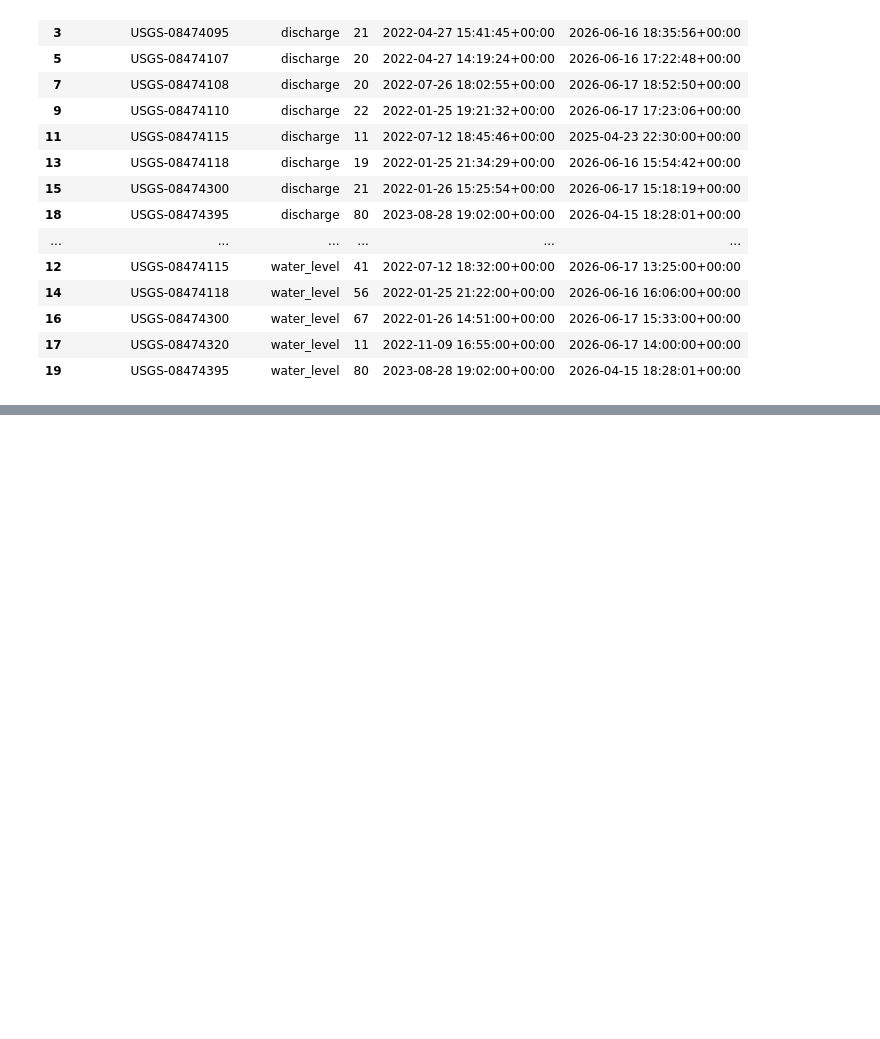
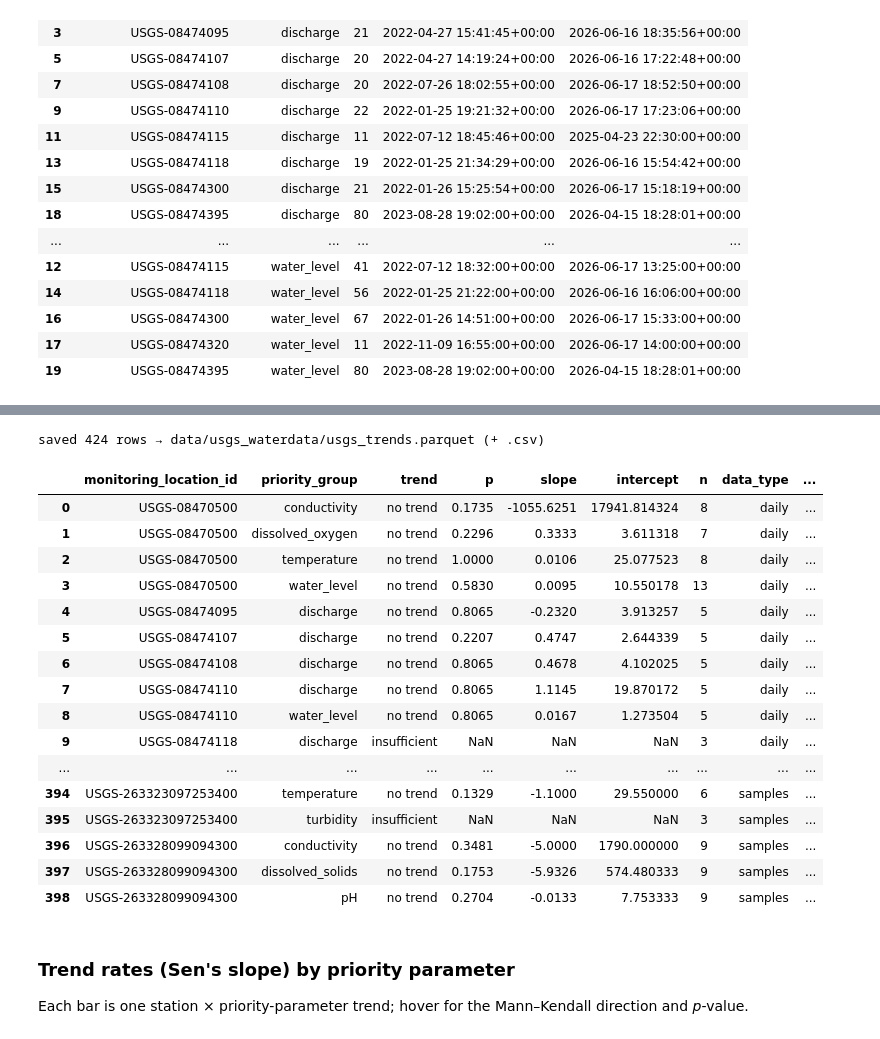
Before and after one commit to LimnoTech/Thornforest, a Jupyter notebook: notebooks/3_usgs_waterdata.ipynb, the cells around one changed output, grey strips where cells are left out. Drawn from its saved outputs; the diff is of its cells as text; code cells hidden in the pictures; blank space fills up the shorter version.

```diff
--- a/notebooks/3_usgs_waterdata.ipynb
+++ b/notebooks/3_usgs_waterdata.ipynb
@@ -465,0 +475,40 @@ sample_series
+# %%
+daily_trends = trend_by_group(daily, ["monitoring_location_id", "priority_group"], "date", "value", agg="mean")
+samples_trends = trend_by_group(samples, ["monitoring_location_id", "priority_group"], "datetime", "value", agg="median")
+field_trends = trend_by_group(field, ["monitoring_location_id", "priority_group"], "datetime", "value", agg="median")
+
+usgs_trends = pd.concat(
+    [
+        daily_trends.assign(data_type="daily"),
+        samples_trends.assign(data_type="samples"),
+        field_trends.assign(data_type="field"),
+    ],
+    ignore_index=True,
+)
+usgs_trends["significant"] = usgs_trends["p"] < 0.05
+save_dataframe(usgs_trends, S.data_dir / "usgs_waterdata" / "usgs_trends.parquet")
+show(usgs_trends.round({"p": 4, "slope": 4}))
+# %% [output]
+saved 424 rows → data/usgs_waterdata/usgs_trends.parquet (+ .csv)
+|  | monitoring_location_id | priority_group | trend | p | slope | intercept | n | data_type | ... |
+| 0 | USGS-08470500 | conductivity | no trend | 0.1735 | -1055.6251 | 17941.814324 | 8 | daily | ... |
+| 1 | USGS-08470500 | dissolved_oxygen | no trend | 0.2296 | 0.3333 | 3.611318 | 7 | daily | ... |
+| 2 | USGS-08470500 | temperature | no trend | 1.0000 | 0.0106 | 25.077523 | 8 | daily | ... |
+| 3 | USGS-08470500 | water_level | no trend | 0.5830 | 0.0095 | 10.550178 | 13 | daily | ... |
+| 4 | USGS-08474095 | discharge | no trend | 0.8065 | -0.2320 | 3.913257 | 5 | daily | ... |
+| 5 | USGS-08474107 | discharge | no trend | 0.2207 | 0.4747 | 2.644339 | 5 | daily | ... |
+| 6 | USGS-08474108 | discharge | no trend | 0.8065 | 0.4678 | 4.102025 | 5 | daily | ... |
+| 7 | USGS-08474110 | discharge | no trend | 0.8065 | 1.1145 | 19.870172 | 5 | daily | ... |
+| 8 | USGS-08474110 | water_level | no trend | 0.8065 | 0.0167 | 1.273504 | 5 | daily | ... |
+| 9 | USGS-08474118 | discharge | insufficient | NaN | NaN | NaN | 3 | daily | ... |
+| ... | ... | ... | ... | ... | ... | ... | ... | ... | ... |
+| 394 | USGS-263323097253400 | temperature | no trend | 0.1329 | -1.1000 | 29.550000 | 6 | samples | ... |
+| 395 | USGS-263323097253400 | turbidity | insufficient | NaN | NaN | NaN | 3 | samples | ... |
+| 396 | USGS-263328099094300 | conductivity | no trend | 0.3481 | -5.0000 | 1790.000000 | 9 | samples | ... |
+| 397 | USGS-263328099094300 | dissolved_solids | no trend | 0.1753 | -5.9326 | 574.480333 | 9 | samples | ... |
+| 398 | USGS-263328099094300 | pH | no trend | 0.2704 | -0.0133 | 7.753333 | 9 | samples | ... |
+# %% [markdown]
+### Trend rates (Sen's slope) by priority parameter
+
+Each bar is one station × priority-parameter trend; hover for the Mann–Kendall direction and
+*p*-value.
```
Also changed, not shown: parts of 12 cells of this notebook, 7 other files.
